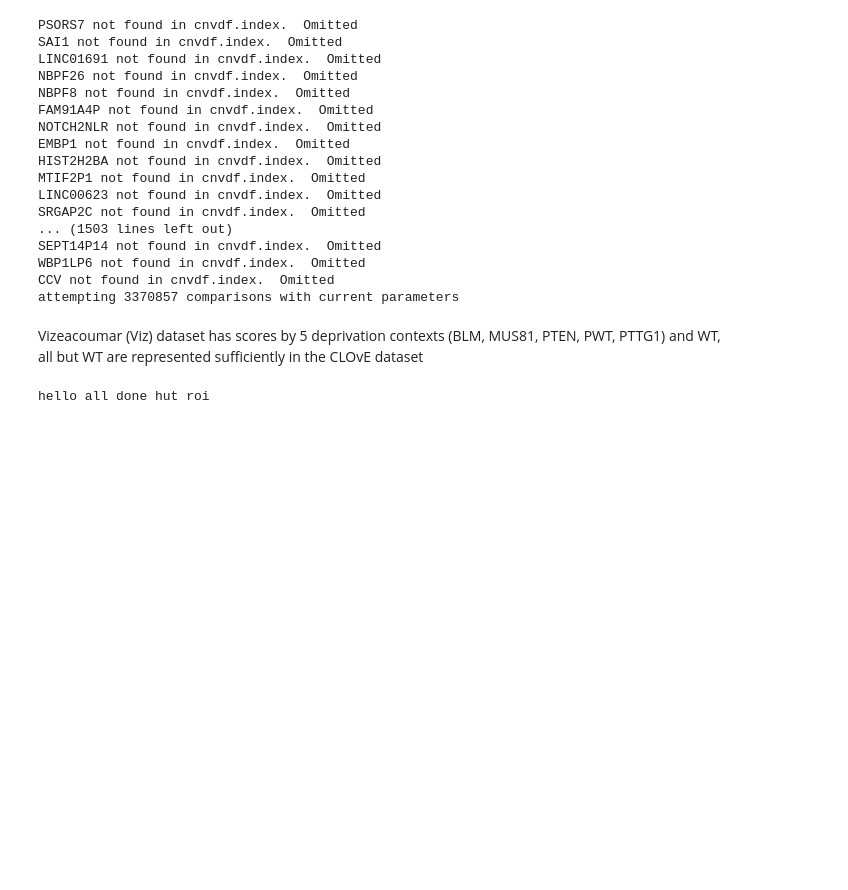
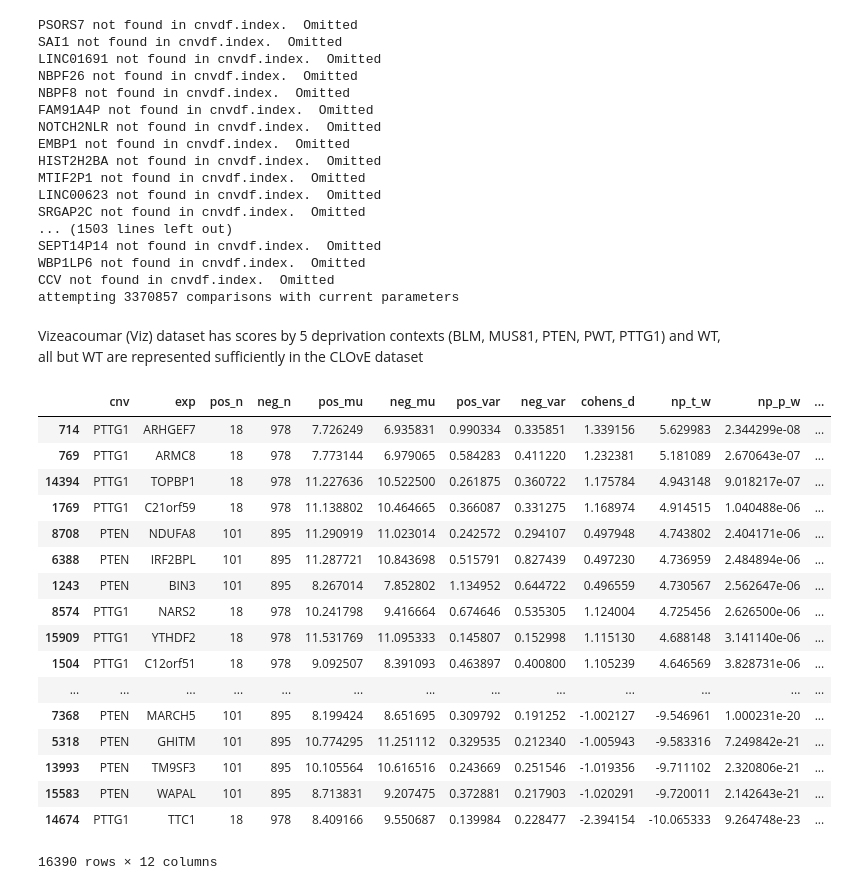
Before and after one commit to thjmattth/clove, a Jupyter notebook: ccle_results.ipynb, the cells around one changed output. Drawn from its saved outputs; the diff is of its cells as text; code cells hidden in the pictures; blank space fills up the shorter version.

```diff
--- a/ccle_results.ipynb
+++ b/ccle_results.ipynb
@@ -2082,7 +2080,3 @@ CCV not found in cnvdf.index.  Omitted
 attempting 3370857 comparisons with current parameters
 # %% [markdown]
 Vizeacoumar (Viz) dataset has scores by 5 deprivation contexts (BLM, MUS81, PTEN, PWT, PTTG1) and WT, all but WT are represented sufficiently in the CLOvE dataset
-# %%
-print('hello all done hut roi')
-# %% [output]
-hello all done hut roi
@@ -2088,0 +2085,2 @@ hello all done hut roi
+# %%
+df = pd.read_csv('data/all_ttest_real_viz.tab.gz', sep='\t', compression='gzip', index_col=0)
@@ -2088,0 +2091,21 @@ hello all done hut roi
+# %%
+df.sort_values(by='np_t_w', ascending=False)
+# %% [output]
+|  | cnv | exp | pos_n | neg_n | pos_mu | neg_mu | pos_var | neg_var | cohens_d | np_t_w | np_p_w | ... |
+| 714 | PTTG1 | ARHGEF7 | 18 | 978 | 7.726249 | 6.935831 | 0.990334 | 0.335851 | 1.339156 | 5.629983 | 2.344299e-08 | ... |
+| 769 | PTTG1 | ARMC8 | 18 | 978 | 7.773144 | 6.979065 | 0.584283 | 0.411220 | 1.232381 | 5.181089 | 2.670643e-07 | ... |
+| 14394 | PTTG1 | TOPBP1 | 18 | 978 | 11.227636 | 10.522500 | 0.261875 | 0.360722 | 1.175784 | 4.943148 | 9.018217e-07 | ... |
+| 1769 | PTTG1 | C21orf59 | 18 | 978 | 11.138802 | 10.464665 | 0.366087 | 0.331275 | 1.168974 | 4.914515 | 1.040488e-06 | ... |
+| 8708 | PTEN | NDUFA8 | 101 | 895 | 11.290919 | 11.023014 | 0.242572 | 0.294107 | 0.497948 | 4.743802 | 2.404171e-06 | ... |
+| 6388 | PTEN | IRF2BPL | 101 | 895 | 11.287721 | 10.843698 | 0.515791 | 0.827439 | 0.497230 | 4.736959 | 2.484894e-06 | ... |
+| 1243 | PTEN | BIN3 | 101 | 895 | 8.267014 | 7.852802 | 1.134952 | 0.644722 | 0.496559 | 4.730567 | 2.562647e-06 | ... |
+| 8574 | PTTG1 | NARS2 | 18 | 978 | 10.241798 | 9.416664 | 0.674646 | 0.535305 | 1.124004 | 4.725456 | 2.626500e-06 | ... |
+| 15909 | PTTG1 | YTHDF2 | 18 | 978 | 11.531769 | 11.095333 | 0.145807 | 0.152998 | 1.115130 | 4.688148 | 3.141140e-06 | ... |
+| 1504 | PTTG1 | C12orf51 | 18 | 978 | 9.092507 | 8.391093 | 0.463897 | 0.400800 | 1.105239 | 4.646569 | 3.828731e-06 | ... |
+| ... | ... | ... | ... | ... | ... | ... | ... | ... | ... | ... | ... | ... |
+| 7368 | PTEN | MARCH5 | 101 | 895 | 8.199424 | 8.651695 | 0.309792 | 0.191252 | -1.002127 | -9.546961 | 1.000231e-20 | ... |
+| 5318 | PTEN | GHITM | 101 | 895 | 10.774295 | 11.251112 | 0.329535 | 0.212340 | -1.005943 | -9.583316 | 7.249842e-21 | ... |
+| 13993 | PTEN | TM9SF3 | 101 | 895 | 10.105564 | 10.616516 | 0.243669 | 0.251546 | -1.019356 | -9.711102 | 2.320806e-21 | ... |
+| 15583 | PTEN | WAPAL | 101 | 895 | 8.713831 | 9.207475 | 0.372881 | 0.217903 | -1.020291 | -9.720011 | 2.142643e-21 | ... |
+| 14674 | PTTG1 | TTC1 | 18 | 978 | 8.409166 | 9.550687 | 0.139984 | 0.228477 | -2.394154 | -10.065333 | 9.264748e-23 | ... |
+16390 rows × 12 columns
```
Also changed, not shown: parts of 4 cells of this notebook, 1 other file.
